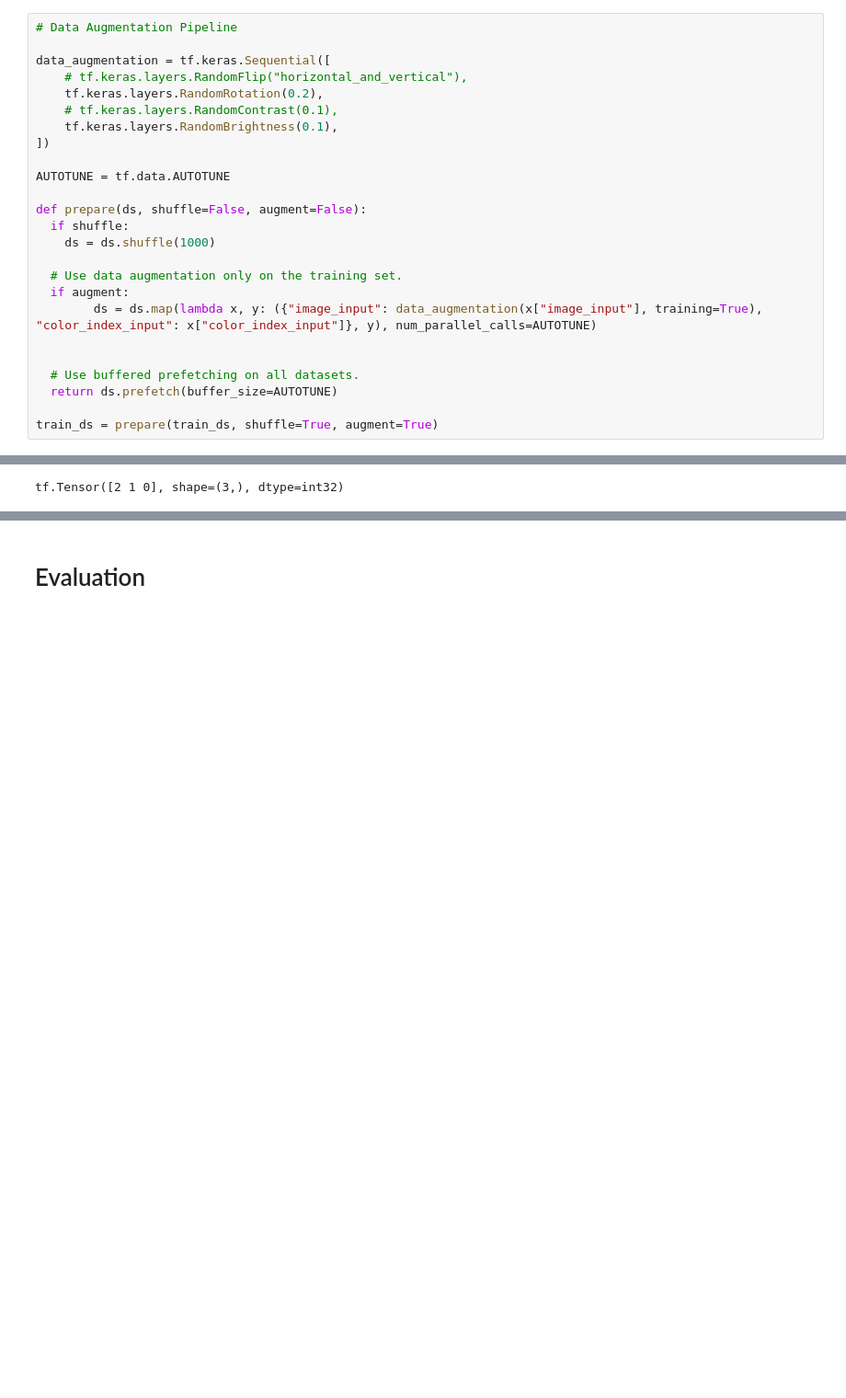
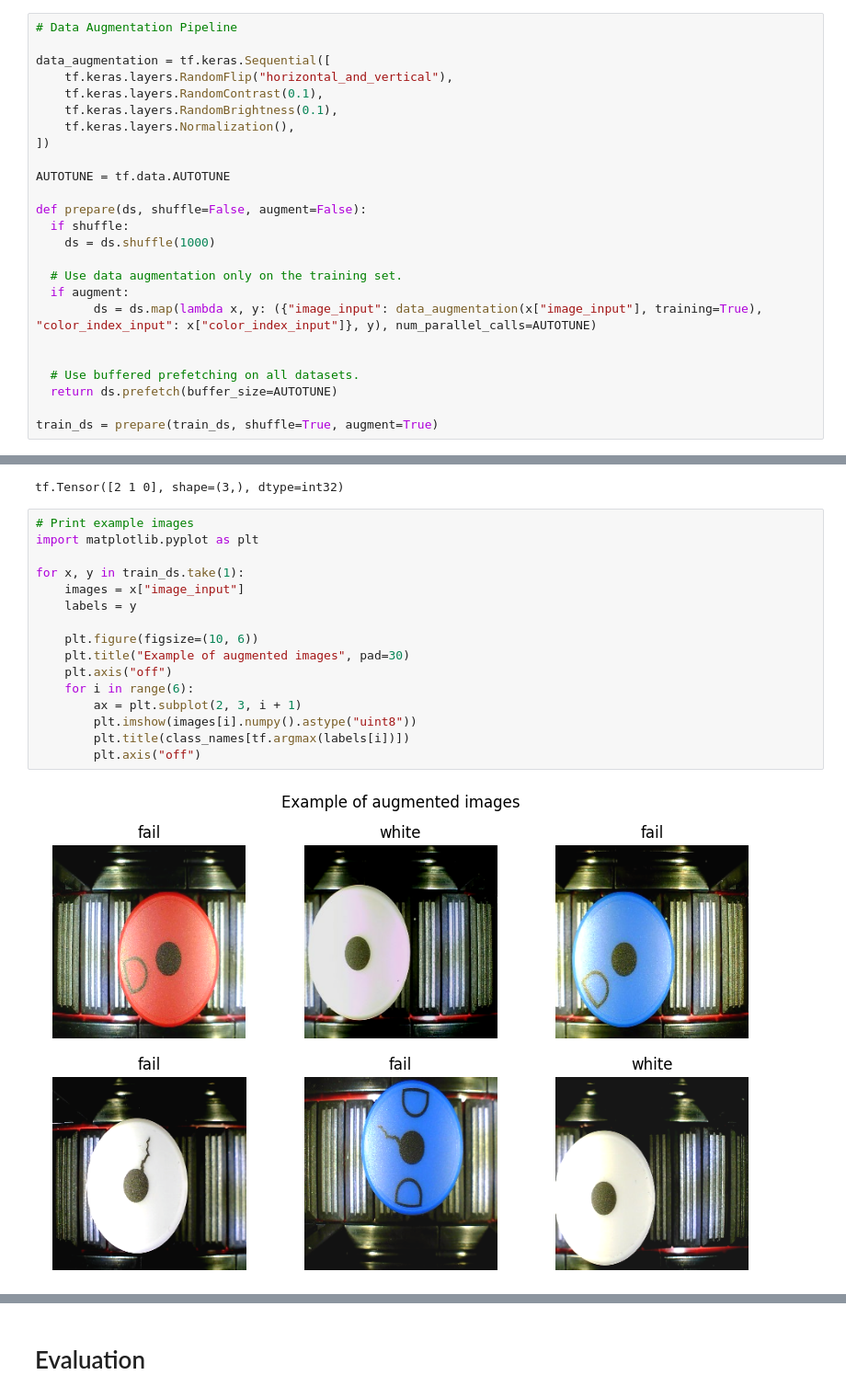
Before and after one commit to lucastanger/embedded-quality-assurance, a Jupyter notebook: TFLiteModel.ipynb, the cells around one changed output, grey strips where cells are left out. Shown at 92% size. Drawn from its saved outputs; the diff is of its cells as text; blank space fills up the shorter version.

```diff
--- a/TFLiteModel.ipynb
+++ b/TFLiteModel.ipynb
@@ -152,10 +155,10 @@ Found 840 files belonging to 6 classes.
 # Data Augmentation Pipeline
 
 data_augmentation = tf.keras.Sequential([
-    # tf.keras.layers.RandomFlip("horizontal_and_vertical"),
-    tf.keras.layers.RandomRotation(0.2),
-    # tf.keras.layers.RandomContrast(0.1),
+    tf.keras.layers.RandomFlip("horizontal_and_vertical"),
+    tf.keras.layers.RandomContrast(0.1),
     tf.keras.layers.RandomBrightness(0.1),
+    tf.keras.layers.Normalization(),
 ])
 
 AUTOTUNE = tf.data.AUTOTUNE
@@ -180,6 +183,24 @@ for x, y in train_ds.take(1):
     print(color_indices)
 # %% [output]
 tf.Tensor([2 1 0], shape=(3,), dtype=int32)
+# %%
+# Print example images
+import matplotlib.pyplot as plt
+
+for x, y in train_ds.take(1):
+    images = x["image_input"]
+    labels = y
+
+    plt.figure(figsize=(10, 6))
+    plt.title("Example of augmented images", pad=30)
+    plt.axis("off")
+    for i in range(6):
+        ax = plt.subplot(2, 3, i + 1)
+        plt.imshow(images[i].numpy().astype("uint8"))
+        plt.title(class_names[tf.argmax(labels[i])])
+        plt.axis("off")
+# %% [output]
+[figure, added]
 # %%
 from tensorflow.keras.layers import Input, Flatten, Dense, Concatenate, Embedding
 from tensorflow.keras.models import Model
```
Also changed, not shown: parts of 21 cells of this notebook, 12 other files.
